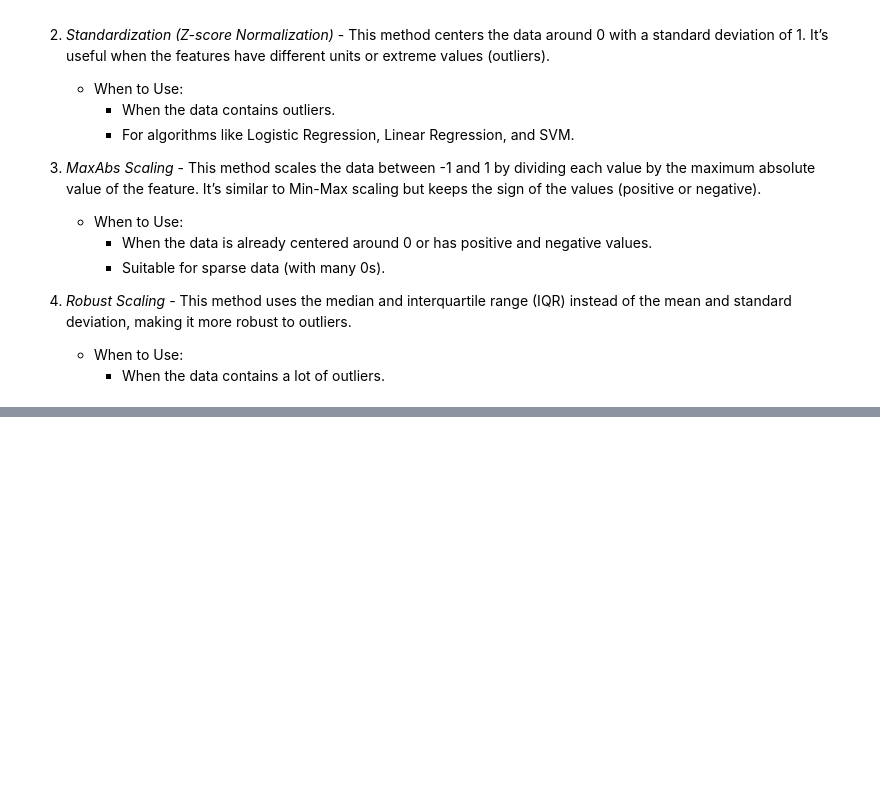
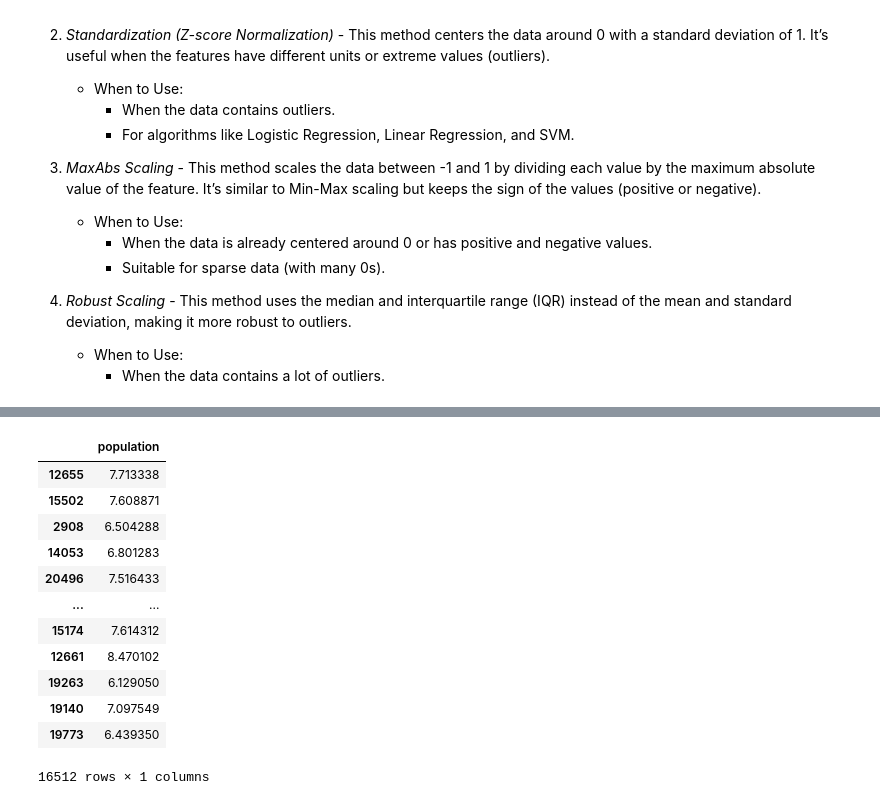
Before and after one commit to Ehteesham/Machine-Learning-Projects, a Jupyter notebook: California House Price/model.ipynb, the cells around one changed output, grey strips where cells are left out. Drawn from its saved outputs; the diff is of its cells as text; code cells hidden in the pictures; blank space fills up the shorter version.

```diff
--- a/California House Price/model.ipynb
+++ b/California House Price/model.ipynb
@@ -491,0 +513,19 @@ num_feature_std = scaler.fit_transform(num_feature)
+# %%
+# Log Transform of population attribute
+log_T = X_features[["population"]].copy()
+log_T = np.log1p(log_T)
+log_T
+# %% [output]
+|  | population |
+| 12655 | 7.713338 |
+| 15502 | 7.608871 |
+| 2908 | 6.504288 |
+| 14053 | 6.801283 |
+| 20496 | 7.516433 |
+| ... | ... |
+| 15174 | 7.614312 |
+| 12661 | 8.470102 |
+| 19263 | 6.129050 |
+| 19140 | 7.097549 |
+| 19773 | 6.439350 |
+16512 rows × 1 columns
```
Also changed, not shown: parts of 7 cells of this notebook.
